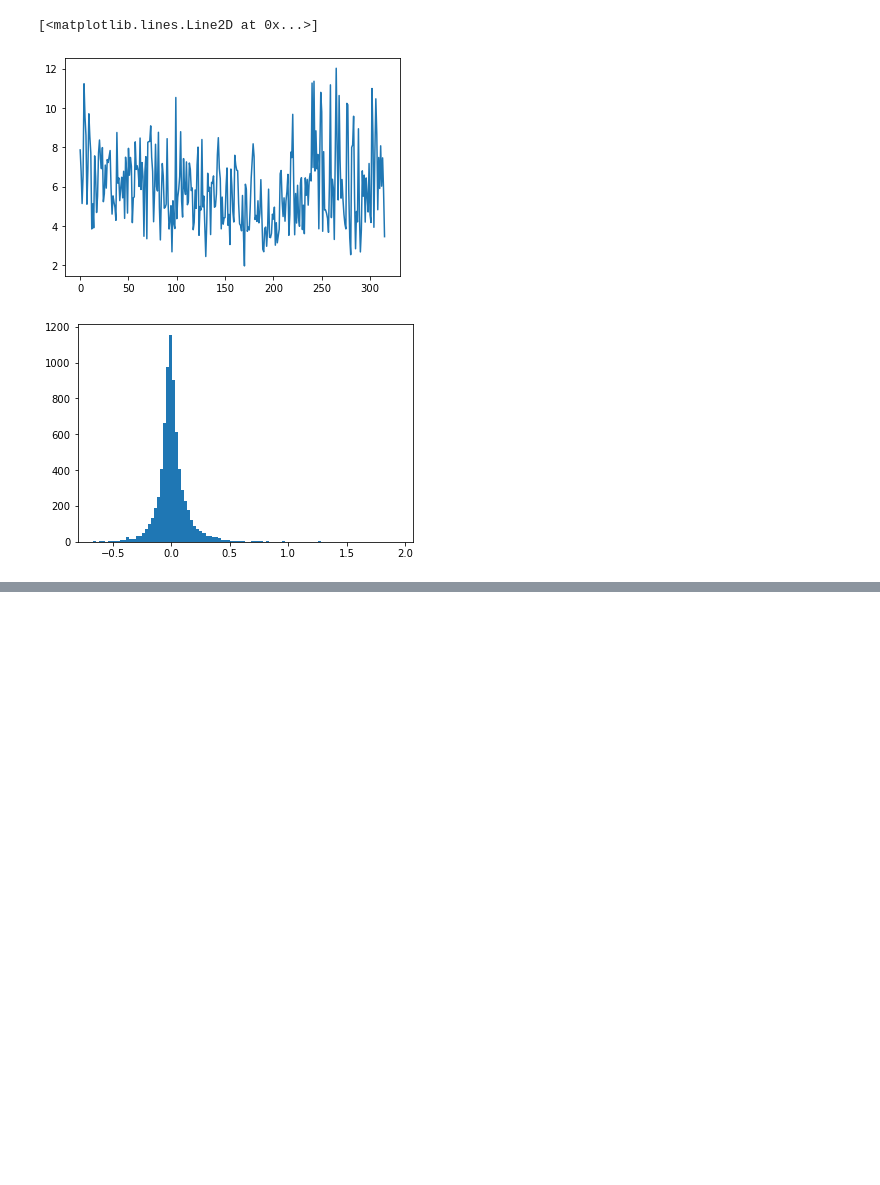
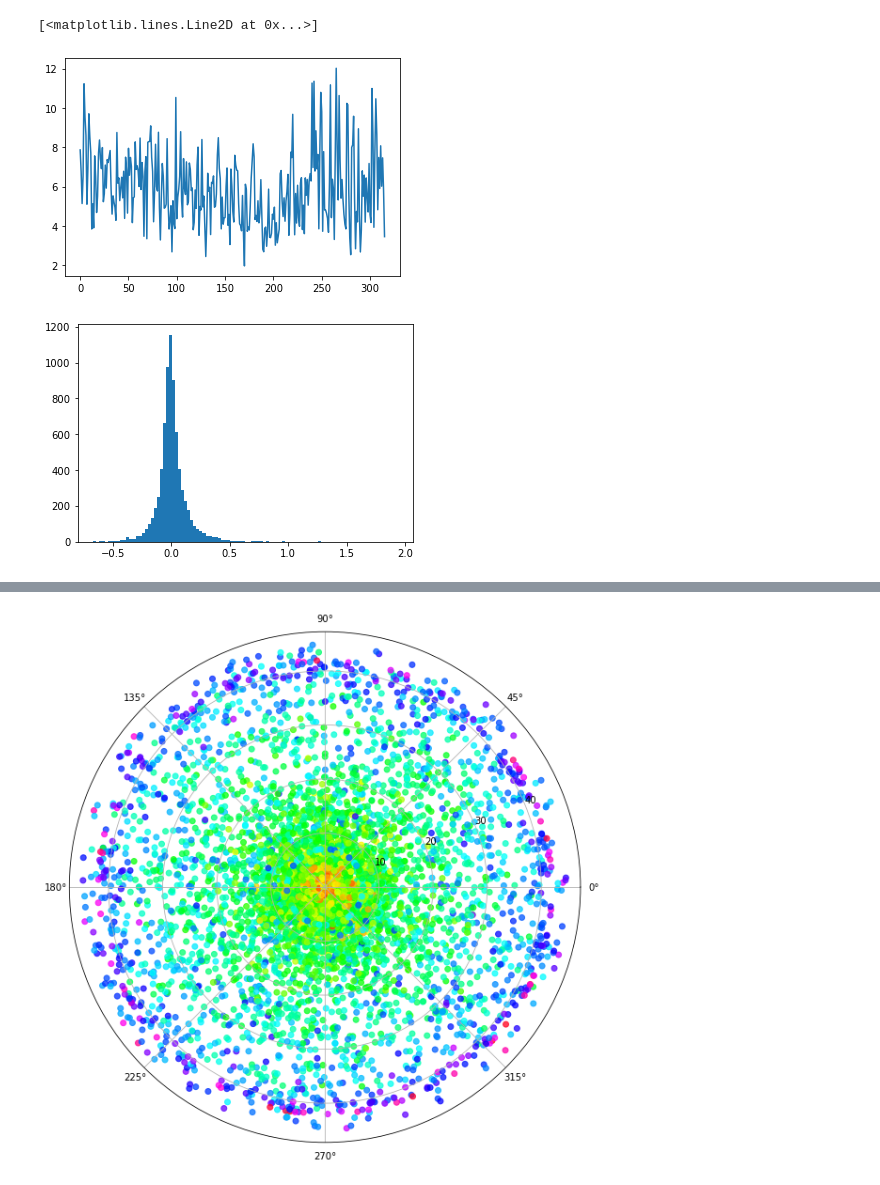
Before and after one commit to luis13d/Wind-energy, a Jupyter notebook: scripts/EDA.ipynb, the cells around one changed output, grey strips where cells are left out. Cells and saved outputs as stored; diff of their text form; code cells hidden in the pictures; blank space fills up the shorter version.

```diff
--- a/scripts/EDA.ipynb
+++ b/scripts/EDA.ipynb
@@ -215,0 +230,7 @@ join_df.groupby('')
+# %%
+fig = plt.figure()
+ax = fig.add_subplot(111, projection='polar')
+c = ax.scatter(join_df_hourly['windDic (degree)'], join_df_hourly['windPower'],
+               c=join_df_hourly['windSpeed (m/s)'] , cmap='hsv', alpha=0.75)
+# %% [output]
+[figure, added]
```
Also changed, not shown: parts of 13 cells of this notebook, 5 other files.
